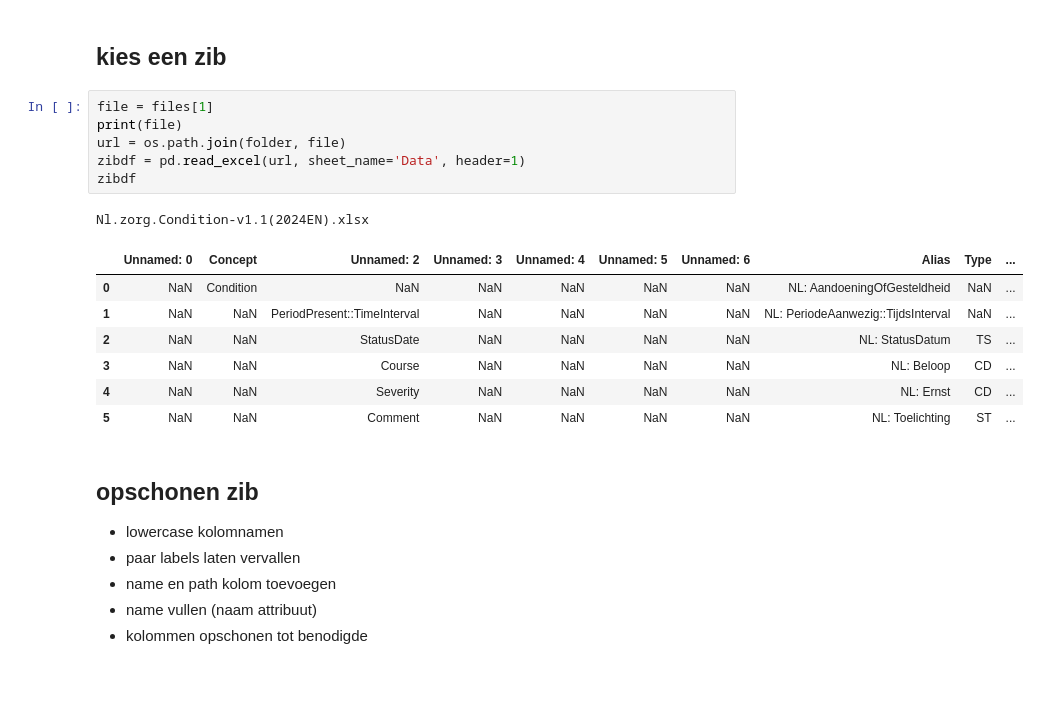
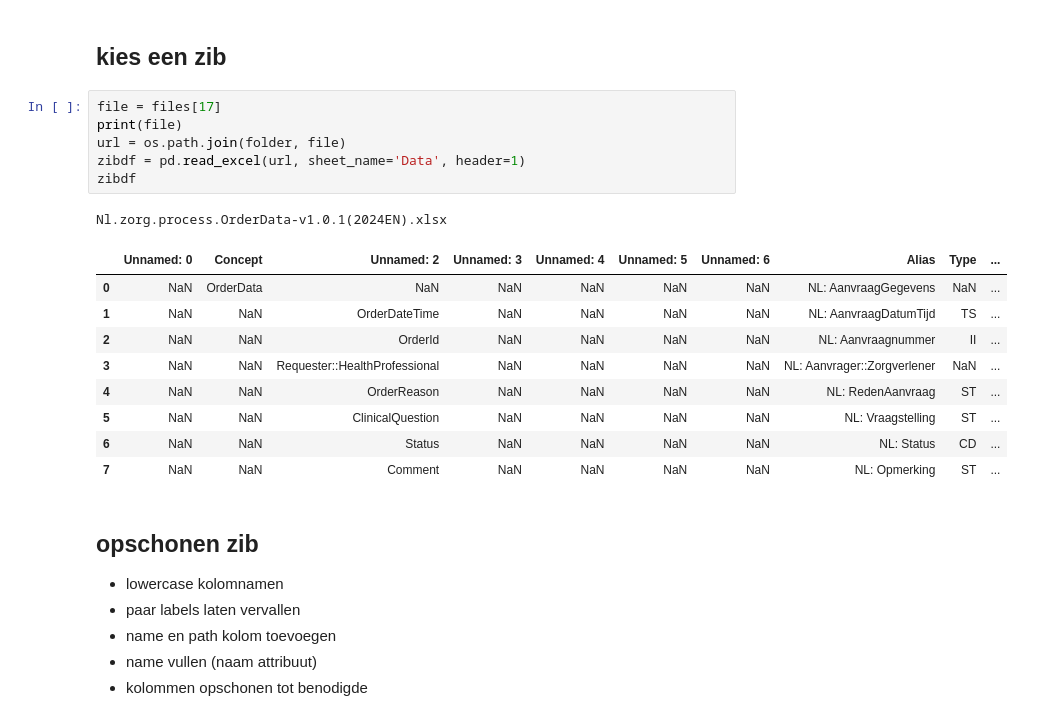
Before and after one commit to Nictiz/eu-nl-compared, a Jupyter notebook: zib2024-to-map.ipynb, the cells around one changed output. Cells and saved outputs as stored; diff of their text form; blank space fills up the shorter version.

```diff
--- a/zib2024-to-map.ipynb
+++ b/zib2024-to-map.ipynb
@@ -33,20 +38,22 @@ files = os.listdir(folder)
 # %% [markdown]
 ## kies een zib
 # %%
-file = files[1]
+file = files[17]
 print(file)
 url = os.path.join(folder, file)
 zibdf = pd.read_excel(url, sheet_name='Data', header=1)
 zibdf
 # %% [output]
-Nl.zorg.Condition-v1.1(2024EN).xlsx
+Nl.zorg.process.OrderData-v1.0.1(2024EN).xlsx
 |  | Unnamed: 0 | Concept | Unnamed: 2 | Unnamed: 3 | Unnamed: 4 | Unnamed: 5 | Unnamed: 6 | Alias | Type | ... |
-| 0 | NaN | Condition | NaN | NaN | NaN | NaN | NaN | NL: AandoeningOfGesteldheid | NaN | ... |
-| 1 | NaN | NaN | PeriodPresent::TimeInterval | NaN | NaN | NaN | NaN | NL: PeriodeAanwezig::TijdsInterval | NaN | ... |
-| 2 | NaN | NaN | StatusDate | NaN | NaN | NaN | NaN | NL: StatusDatum | TS | ... |
-| 3 | NaN | NaN | Course | NaN | NaN | NaN | NaN | NL: Beloop | CD | ... |
-| 4 | NaN | NaN | Severity | NaN | NaN | NaN | NaN | NL: Ernst | CD | ... |
-| 5 | NaN | NaN | Comment | NaN | NaN | NaN | NaN | NL: Toelichting | ST | ... |
+| 0 | NaN | OrderData | NaN | NaN | NaN | NaN | NaN | NL: AanvraagGegevens | NaN | ... |
+| 1 | NaN | NaN | OrderDateTime | NaN | NaN | NaN | NaN | NL: AanvraagDatumTijd | TS | ... |
+| 2 | NaN | NaN | OrderId | NaN | NaN | NaN | NaN | NL: Aanvraagnummer | II | ... |
+| 3 | NaN | NaN | Requester::HealthProfessional | NaN | NaN | NaN | NaN | NL: Aanvrager::Zorgverlener | NaN | ... |
+| 4 | NaN | NaN | OrderReason | NaN | NaN | NaN | NaN | NL: RedenAanvraag | ST | ... |
+| 5 | NaN | NaN | ClinicalQuestion | NaN | NaN | NaN | NaN | NL: Vraagstelling | ST | ... |
+| 6 | NaN | NaN | Status | NaN | NaN | NaN | NaN | NL: Status | CD | ... |
+| 7 | NaN | NaN | Comment | NaN | NaN | NaN | NaN | NL: Opmerking | ST | ... |
 # %% [markdown]
 ## opschonen zib
 
```
Also changed, not shown: parts of 2 cells of this notebook, 18 other files.
